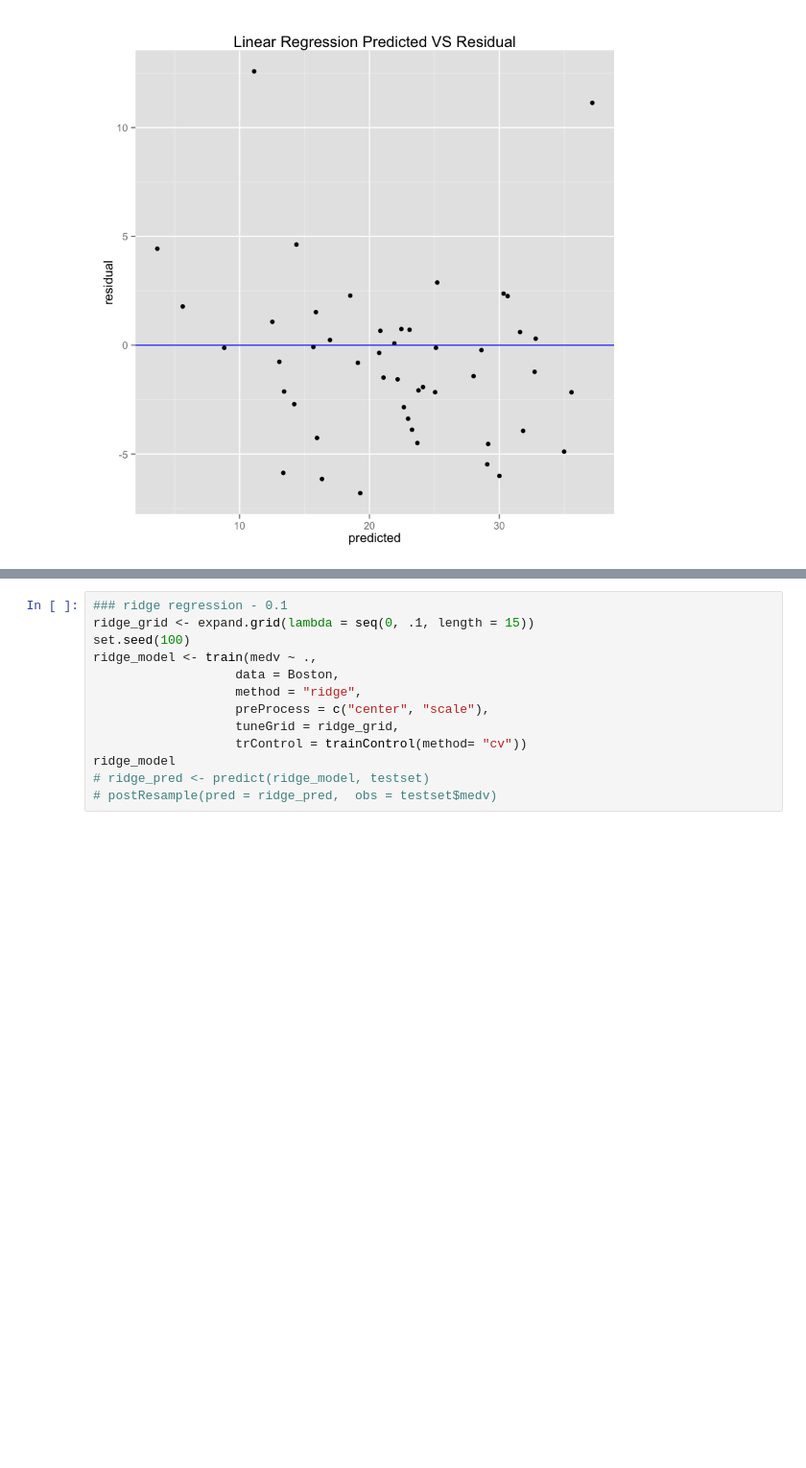
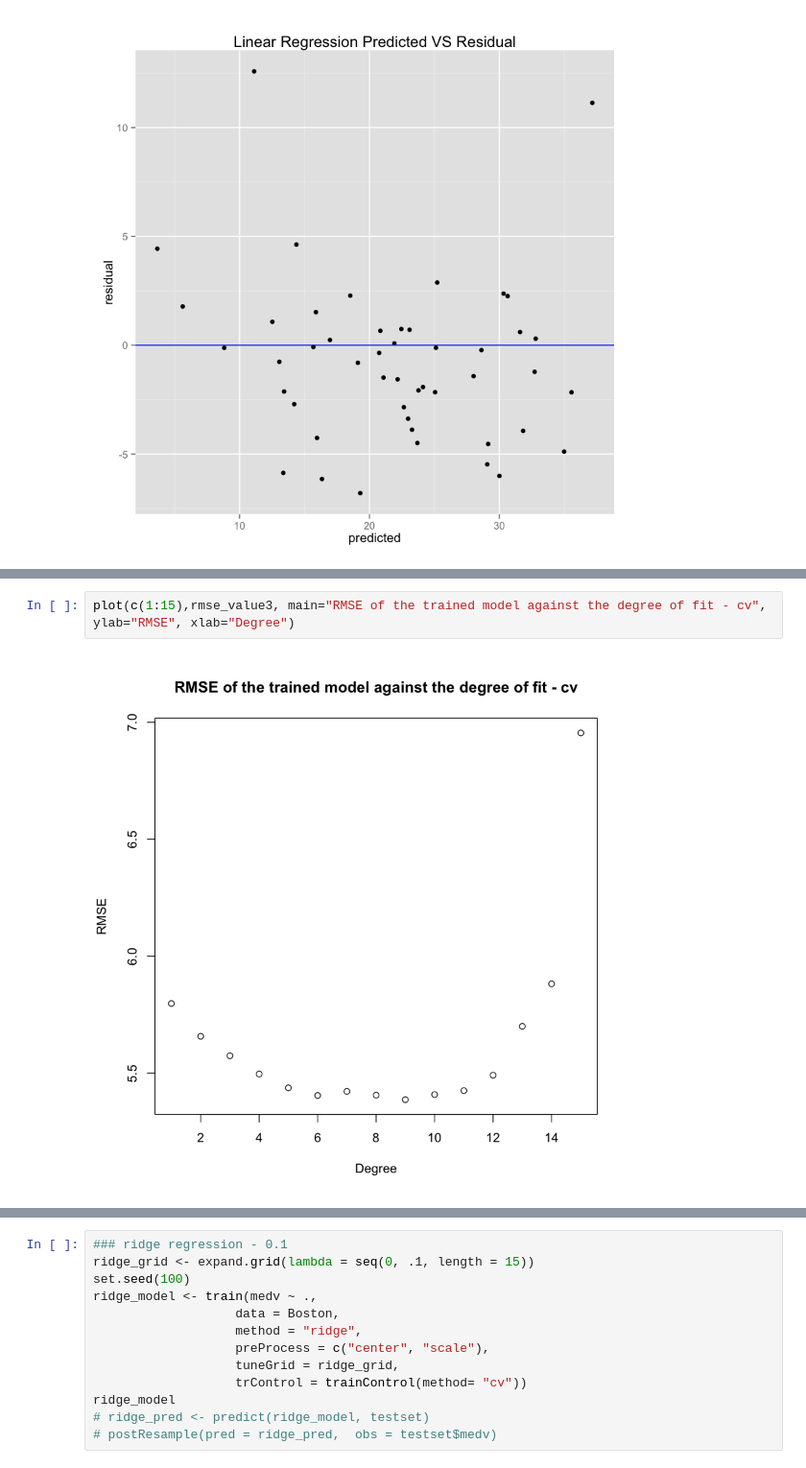
Before and after one commit to hc934/EE_219, a Jupyter notebook: hw1.ipynb, the cells around one changed output, grey strips where cells are left out. Shown at 96% size. Saved outputs shown, nothing was run; the diff lists cells and outputs as text; blank space fills up the shorter version.

```diff
--- a/hw1.ipynb
+++ b/hw1.ipynb
@@ -133,0 +284,4 @@ mean.rmse
+# %%
+plot(c(1:15),rmse_value3, main="RMSE of the trained model against the degree of fit - cv", ylab="RMSE", xlab="Degree")
+# %% [output]
+[figure, added]
```
Also changed, not shown: parts of 18 cells of this notebook.
